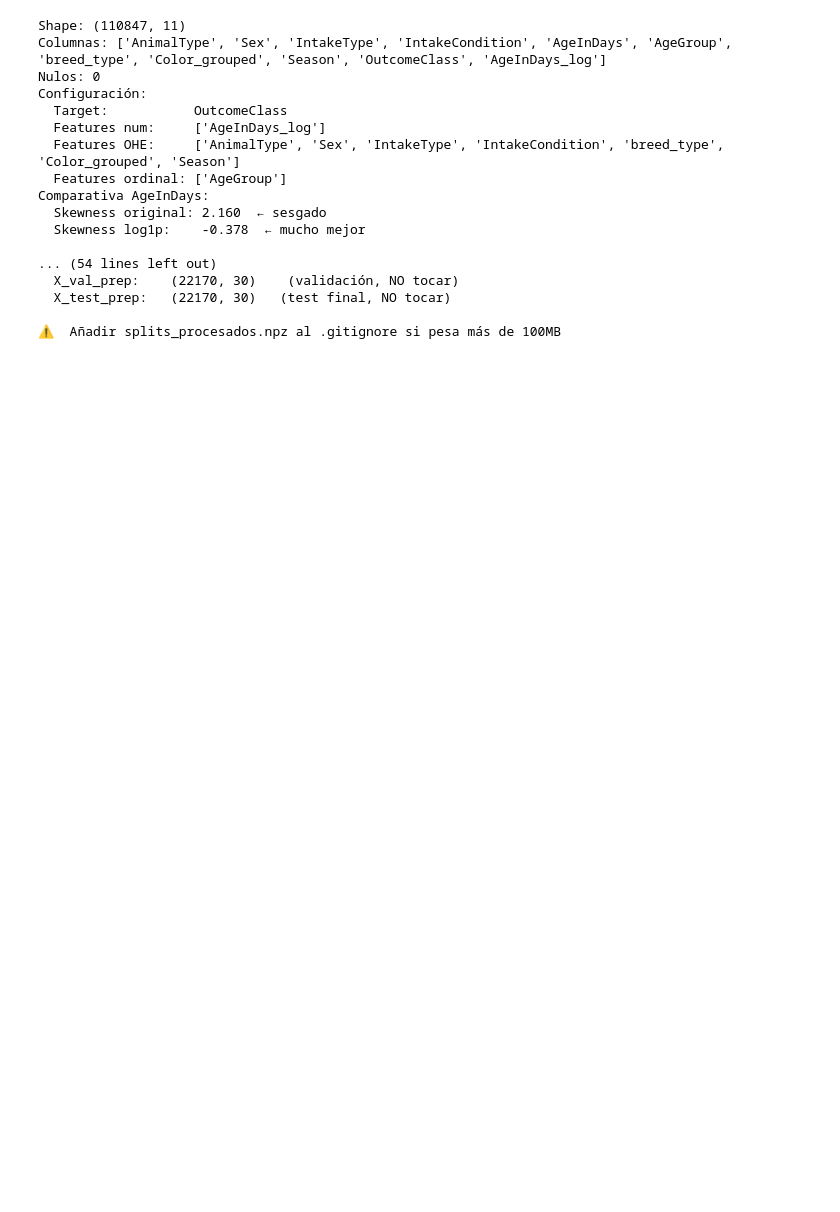
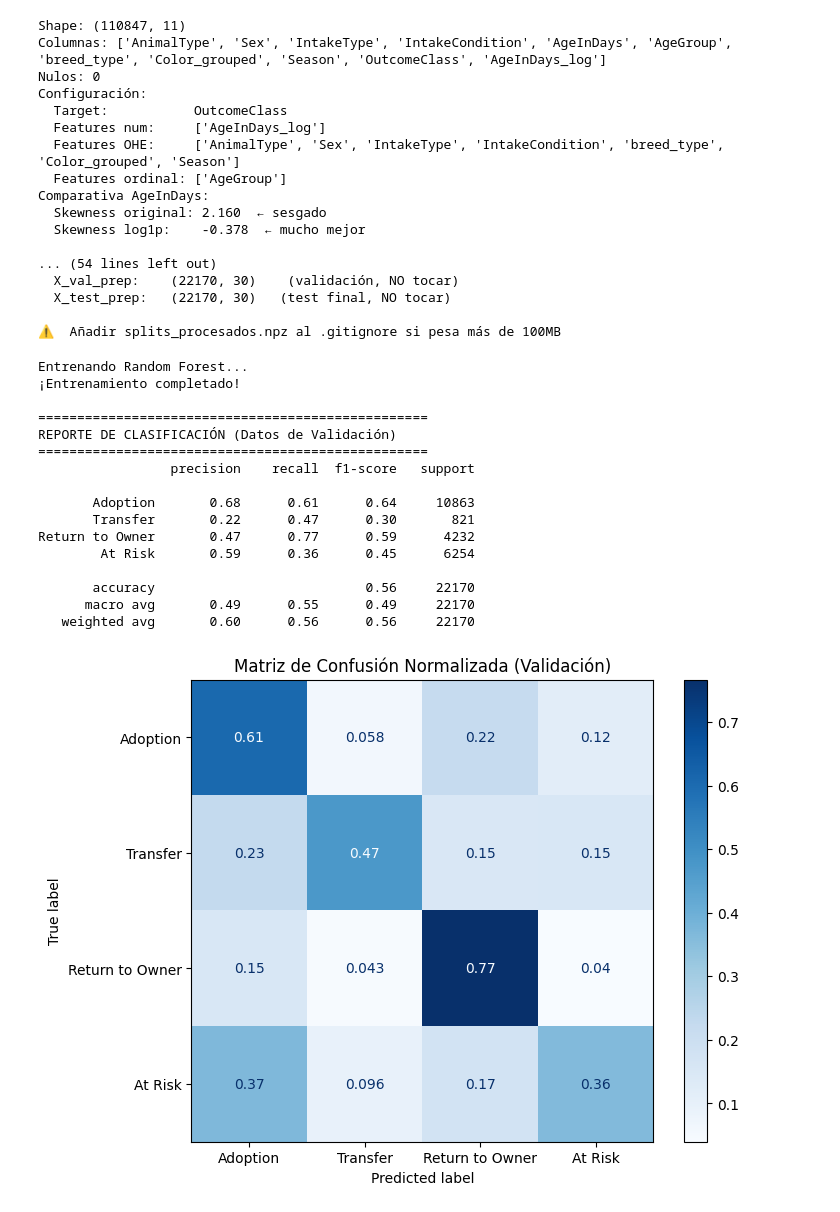
Before and after one commit to Bootcamp-IA-P6/Project_6_team3_Classification, a Jupyter notebook: notebooks/02_enconding_balance.ipynb, the cells around one changed output. Saved outputs shown, nothing was run; the diff lists cells and outputs as text; code cells hidden in the pictures; blank space fills up the shorter version.

```diff
--- a/notebooks/02_enconding_balance.ipynb
+++ b/notebooks/02_enconding_balance.ipynb
@@ -329,3 +329,76 @@ Comparativa AgeInDays:
   X_test_prep:   (22170, 30)   (test final, NO tocar)
 
 ⚠️  Añadir splits_procesados.npz al .gitignore si pesa más de 100MB
+# %%
+import numpy as np
+import pandas as pd
+import matplotlib.pyplot as plt
+import seaborn as sns
+from sklearn.ensemble import RandomForestClassifier
+from sklearn.metrics import classification_report, confusion_matrix, ConfusionMatrixDisplay
+
+# 1. Cargar los datos procesados
+data = np.load("../data/processed/splits_procesados.npz")
+
+# Usamos la versión balanceada con SMOTE para que el modelo "vea" suficientes casos At Risk
+X_train = data["X_train_bal"]
+y_train = data["y_train_bal"]
+
+# IMPORTANTE: Validación y Test siempre con datos reales (prep), nunca sintéticos
+X_val = data["X_val_prep"]
+y_val = data["y_val"]
+
+# 2. Configuración del modelo
+# Definimos un max_depth para evitar que el modelo se memorice los datos sintéticos de SMOTE
+rf_baseline = RandomForestClassifier(
+    n_estimators=100,
+    max_depth=12,
+    random_state=42,
+    n_jobs=-1
+)
+
+# 3. Entrenamiento
+print("Entrenando Random Forest...")
+rf_baseline.fit(X_train, y_train)
+print("¡Entrenamiento completado!")
+
+# 4. Evaluación en Validación
+y_pred = rf_baseline.predict(X_val)
+
+# Nombres de las clases para el reporte
+target_names = ["Adoption", "Transfer", "Return to Owner", "At Risk"]
+
+print("\n" + "="*50)
+print("REPORTE DE CLASIFICACIÓN (Datos de Validación)")
+print("="*50)
+print(classification_report(y_val, y_pred, target_names=target_names))
+
+# 5. Visualización de la Matriz de Confusión
+fig, ax = plt.subplots(figsize=(8, 6))
+ConfusionMatrixDisplay.from_predictions(
+    y_val, y_pred,
+    display_labels=target_names,
+    cmap="Blues",
+    ax=ax,
+    normalize='true' # Mostramos porcentajes para ver mejor los errores
+)
+plt.title("Matriz de Confusión Normalizada (Validación)")
+plt.show()
+# %% [output]
+Entrenando Random Forest...
+¡Entrenamiento completado!
+
+==================================================
+REPORTE DE CLASIFICACIÓN (Datos de Validación)
+==================================================
+                 precision    recall  f1-score   support
+
+       Adoption       0.68      0.61      0.64     10863
+       Transfer       0.22      0.47      0.30       821
+Return to Owner       0.47      0.77      0.59      4232
+        At Risk       0.59      0.36      0.45      6254
+
+       accuracy                           0.56     22170
+      macro avg       0.49      0.55      0.49     22170
+   weighted avg       0.60      0.56      0.56     22170
+[figure, added]
```
Also changed, not shown: parts of 4 cells of this notebook, 4 other files.
